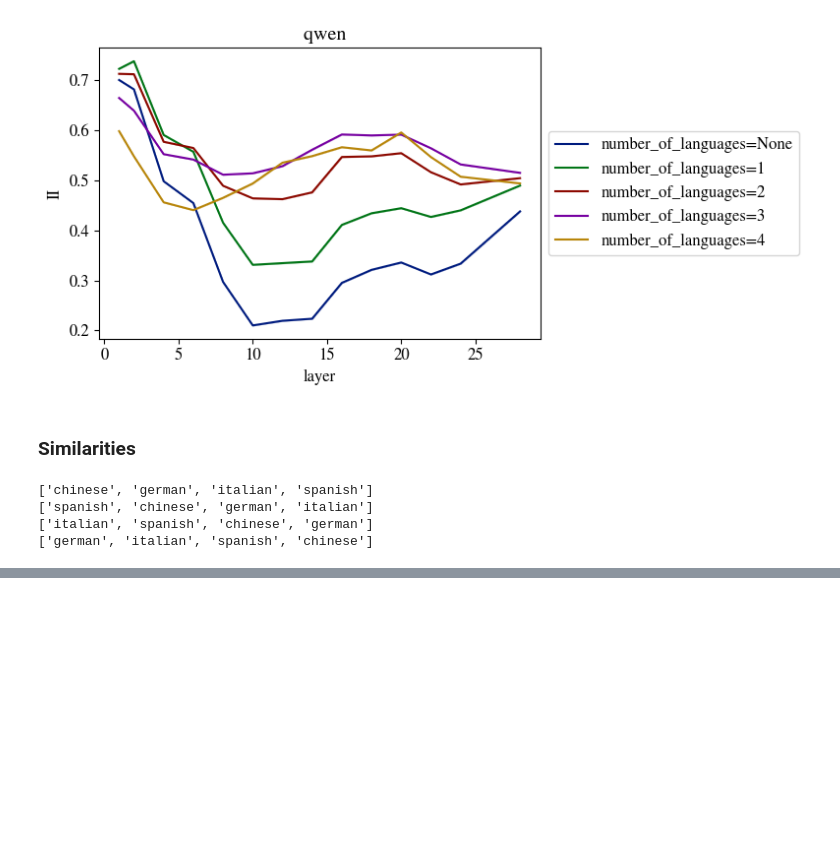
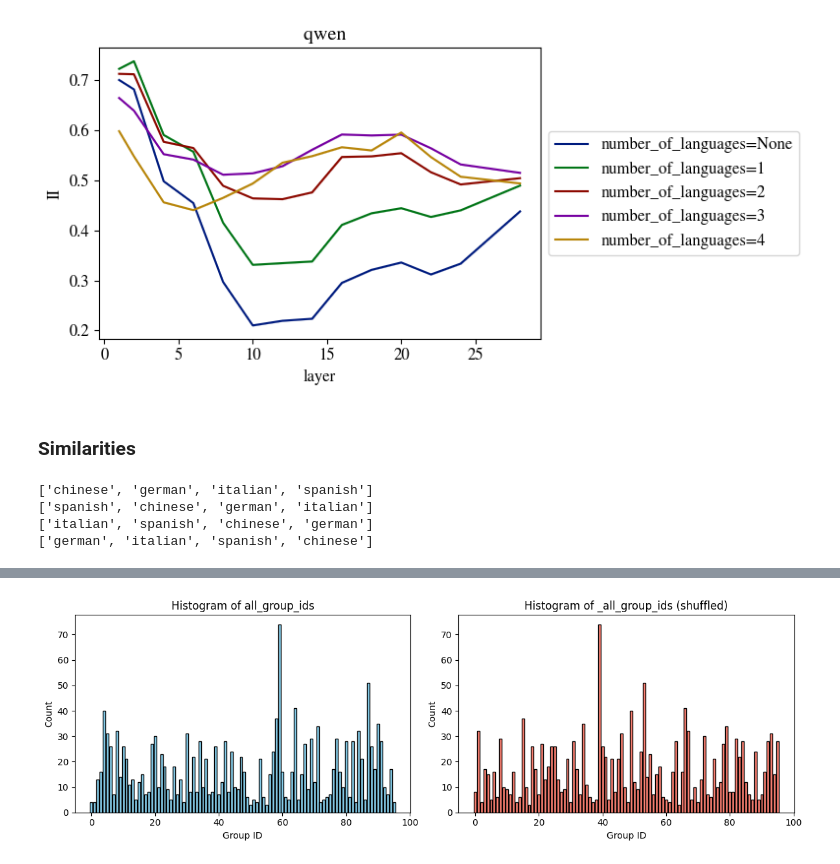
Before and after one commit to acevedo-s/syn-sem, a Jupyter notebook: II.ipynb, the cells around one changed output, grey strips where cells are left out. Cells and saved outputs as stored; diff of their text form; code cells hidden in the pictures; blank space fills up the shorter version.

```diff
--- a/II.ipynb
+++ b/II.ipynb
@@ -186,0 +258,21 @@ print(list(d))  # ['german', 'italian', 'spanish', 'chinese']
+# %%
+# Use np.unique with return_counts to get counts for each group id
+fig, axs = plt.subplots(1, 2, figsize=(12, 4))
+
+group_ids, group_counts = np.unique(np.array(all_group_ids), return_counts=True)
+shuffled_ids, shuffled_counts = np.unique(np.array(_all_group_ids), return_counts=True)
+
+axs[0].bar(group_ids, group_counts, color='skyblue', edgecolor='black')
+axs[0].set_title('Histogram of all_group_ids')
+axs[0].set_xlabel('Group ID')
+axs[0].set_ylabel('Count')
+
+axs[1].bar(shuffled_ids, shuffled_counts, color='salmon', edgecolor='black')
+axs[1].set_title('Histogram of _all_group_ids (shuffled)')
+axs[1].set_xlabel('Group ID')
+axs[1].set_ylabel('Count')
+
+plt.tight_layout()
+plt.show()
+# %% [output]
+[figure, added]
```
Also changed, not shown: parts of 7 cells of this notebook, 19 other files.
